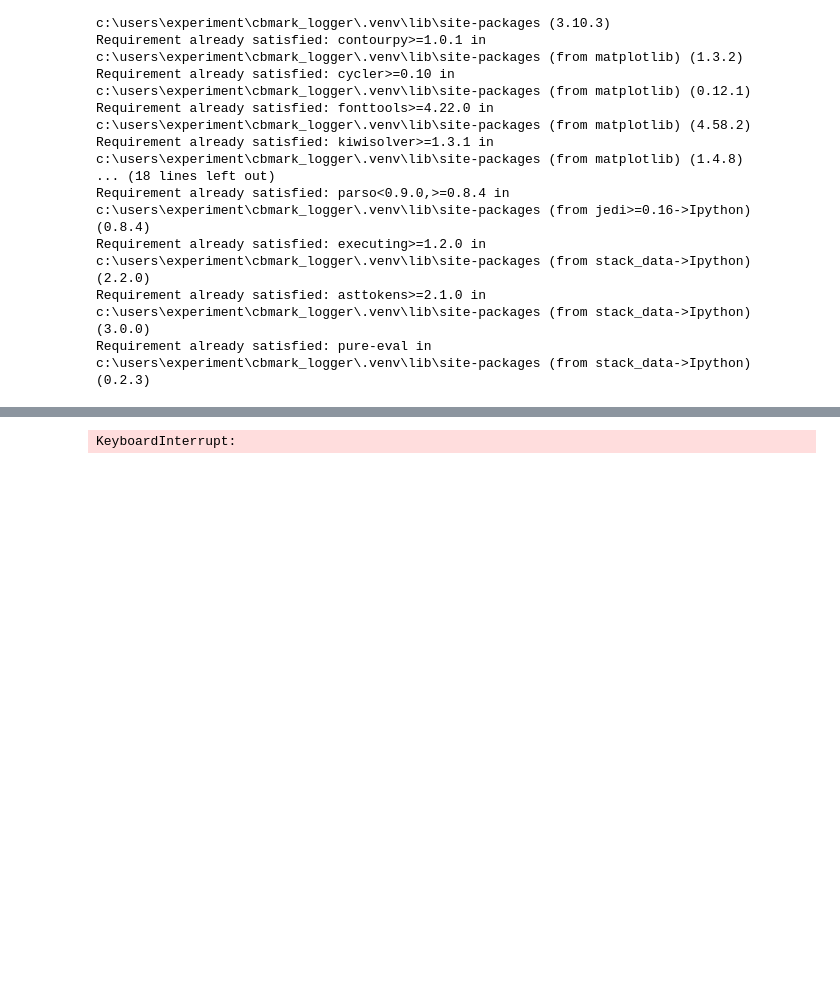
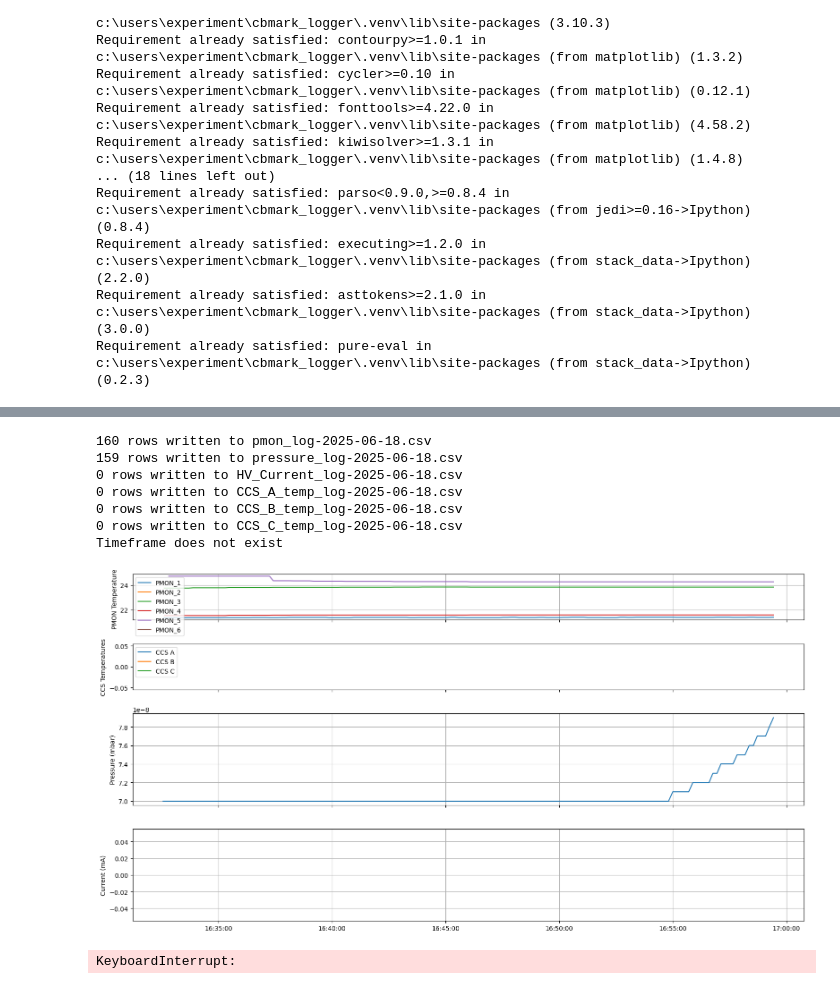
Before and after one commit to uw-loci/cbmark_logger, a Jupyter notebook: Generate_combined_graph.ipynb, the cells around one changed output, grey strips where cells are left out. Cells and saved outputs as stored; diff of their text form; code cells hidden in the pictures; blank space fills up the shorter version.

```diff
--- a/Generate_combined_graph.ipynb
+++ b/Generate_combined_graph.ipynb
@@ -453,41 +525,50 @@ PMON_6
 # %%
 # Log file location on laptop: 'C:/Users/Experiment/EBEAM_dashboard/EBEAM-Dashboard-Logs/'
 # Tera term log file location on laptop: 'C:/Users/Experiment/cbmark_logger/Tera Term logs'
 
 # Enter your Ebeam dashboard and Tera Term log files here and comment out the following 4 lines to use a specific file
 # dashboard_log_file = 'C:/Users/Experiment/EBEAM_dashboard/EBEAM-Dashboard-Logs/log_2025-06-13_13-24-00.txt'
 # teraTerm_log_file = 'Data samples/HV_monitor 2025-06-10.txt'
 
-# Pick the most recently edited Tera Term log file
-teraTerm_files = glob.glob("C:/Users/Experiment/cbmark_logger/Tera Term logs/*")
-teraTerm_log_file = max(teraTerm_files, key=os.path.getctime)
+while 1 :
+    # Pick the most recently edited Tera Term log file
+    teraTerm_files = glob.glob("C:/Users/Experiment/cbmark_logger/Tera Term logs/*")
+    teraTerm_log_file = max(teraTerm_files, key=os.path.getctime)
 
-# Pick the most recently edited dashboard log file
-dashboard_files = glob.glob("C:/Users/Experiment/EBEAM_dashboard/EBEAM-Dashboard-Logs/*")
-dashboard_log_file = max(dashboard_files, key=os.path.getctime)
+    # Pick the most recently edited dashboard log file
+    dashboard_files = glob.glob("C:/Users/Experiment/EBEAM_dashboard/EBEAM-Dashboard-Logs/*")
+    dashboard_log_file = max(dashboard_files, key=os.path.getctime)
 
-# If you want to use a CSV that wasn't generated right now, you'll need to change these
-pmon_csv = f'pmon_log-' + str(date) + '.csv'
-pressure_csv = f'pressure_log-'+ str(date) + '.csv'
-hvCurrent_csv = f'HV_Current_log-'+ str(date) + '.csv'
-CCSa = f'CCS_A_temp_log-'+ str(date) + '.csv'
-CCSb = f'CCS_B_temp_log-'+ str(date) + '.csv'
-CCSc = f'CCS_C_temp_log-'+ str(date) + '.csv'
+    # If you want to use a CSV that wasn't generated right now, you'll need to change these
+    pmon_csv = f'pmon_log-' + str(date) + '.csv'
+    pressure_csv = f'pressure_log-'+ str(date) + '.csv'
+    hvCurrent_csv = f'HV_Current_log-'+ str(date) + '.csv'
+    CCSaTemp = f'CCS_A_temp_log-'+ str(date) + '.csv'
+    CCSbTemp = f'CCS_B_temp_log-'+ str(date) + '.csv'
+    CCScTemp = f'CCS_C_temp_log-'+ str(date) + '.csv'
 
 
 
-while 1 :
+
     # Create the CSV files
     createPMONCSV(getPMONData(dashboard_log_file))
     createPressureCSV(getPressureData(dashboard_log_file))
     createCurrentCSV(getHVData(teraTerm_log_file))
-    createCCSaCSV(getCCSAData(dashboard_log_file))
-    createCCSbCSV(getCCSBData(dashboard_log_file))
-    createCCScCSV(getCCSCData(dashboard_log_file))
+    createCCSaTempCSV(getCCSaTempData(dashboard_log_file))
+    createCCSbTempCSV(getCCSbTempData(dashboard_log_file))
+    createCCScTempCSV(getCCScTempData(dashboard_log_file))
 
     # Call the function to generate the graph
-    getGraph(pmon_csv, pressure_csv, hvCurrent_csv, CCSa, CCSb, CCSc)
+    getGraph(pmon_csv, pressure_csv, hvCurrent_csv, CCSaTemp, CCSbTemp, CCScTemp)
     sleep(5)
     clear_output(wait=True)
 # %% [output]
-KeyboardInterrupt:
+160 rows written to pmon_log-2025-06-18.csv
+159 rows written to pressure_log-2025-06-18.csv
+0 rows written to HV_Current_log-2025-06-18.csv
+0 rows written to CCS_A_temp_log-2025-06-18.csv
+0 rows written to CCS_B_temp_log-2025-06-18.csv
+0 rows written to CCS_C_temp_log-2025-06-18.csv
+Timeframe does not exist
+[figure, added]
+KeyboardInterrupt:
```
Also changed, not shown: parts of 10 cells of this notebook.
